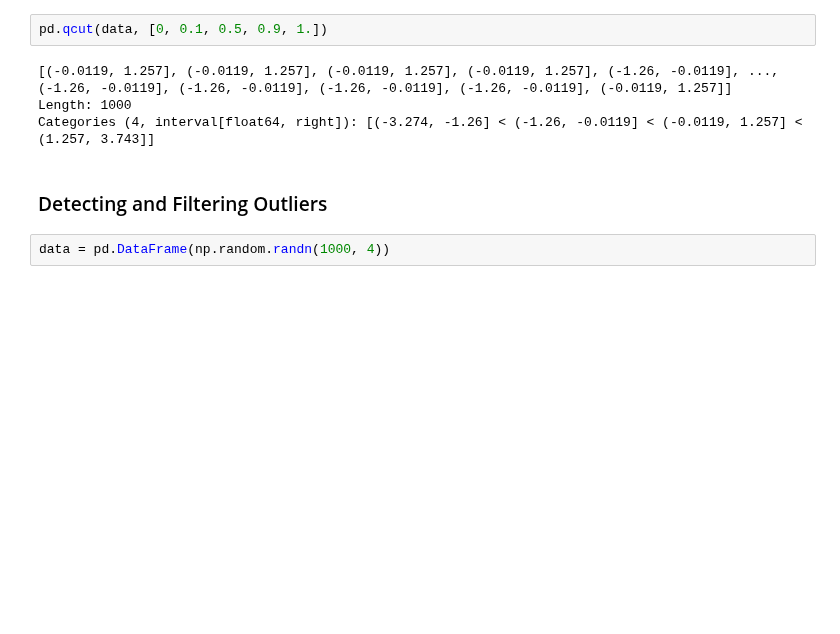
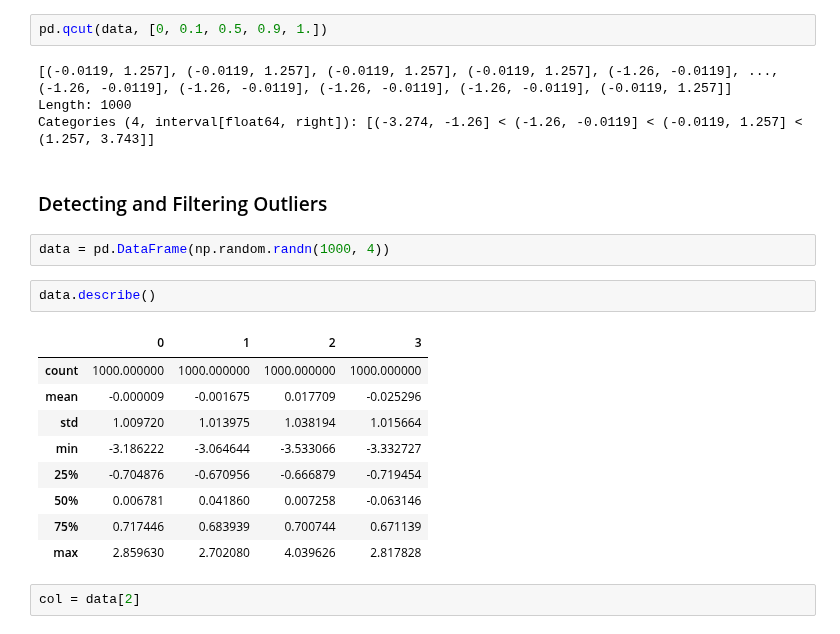
Before and after one commit to JosephKowalski2/WesWrangling, a Jupyter notebook: Chapter7WorkAlong.ipynb, the cells around one changed output. Cells and saved outputs as stored; diff of their text form; blank space fills up the shorter version.

```diff
--- a/Chapter7WorkAlong.ipynb
+++ b/Chapter7WorkAlong.ipynb
@@ -519,3 +519,17 @@ Categories (4, interval[float64, right]): [(-3.274, -1.26] < (-1.26, -0.0119] <
 ### Detecting and Filtering Outliers
 # %%
 data = pd.DataFrame(np.random.randn(1000, 4))
+# %%
+data.describe()
+# %% [output]
+|  | 0 | 1 | 2 | 3 |
+| count | 1000.000000 | 1000.000000 | 1000.000000 | 1000.000000 |
+| mean | -0.000009 | -0.001675 | 0.017709 | -0.025296 |
+| std | 1.009720 | 1.013975 | 1.038194 | 1.015664 |
+| min | -3.186222 | -3.064644 | -3.533066 | -3.332727 |
+| 25% | -0.704876 | -0.670956 | -0.666879 | -0.719454 |
+| 50% | 0.006781 | 0.041860 | 0.007258 | -0.063146 |
+| 75% | 0.717446 | 0.683939 | 0.700744 | 0.671139 |
+| max | 2.859630 | 2.702080 | 4.039626 | 2.817828 |
+# %%
+col = data[2]
```
Also changed, not shown: parts of 6 cells of this notebook.
